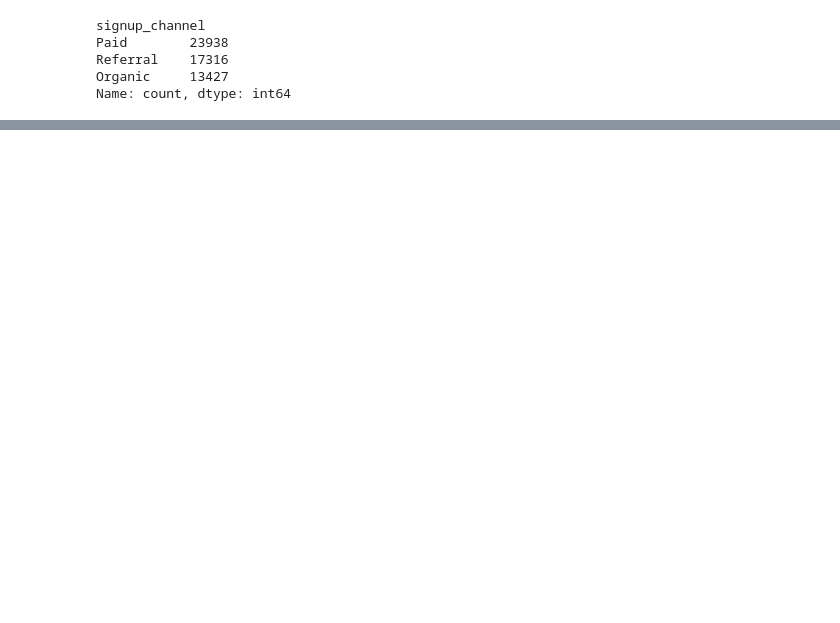
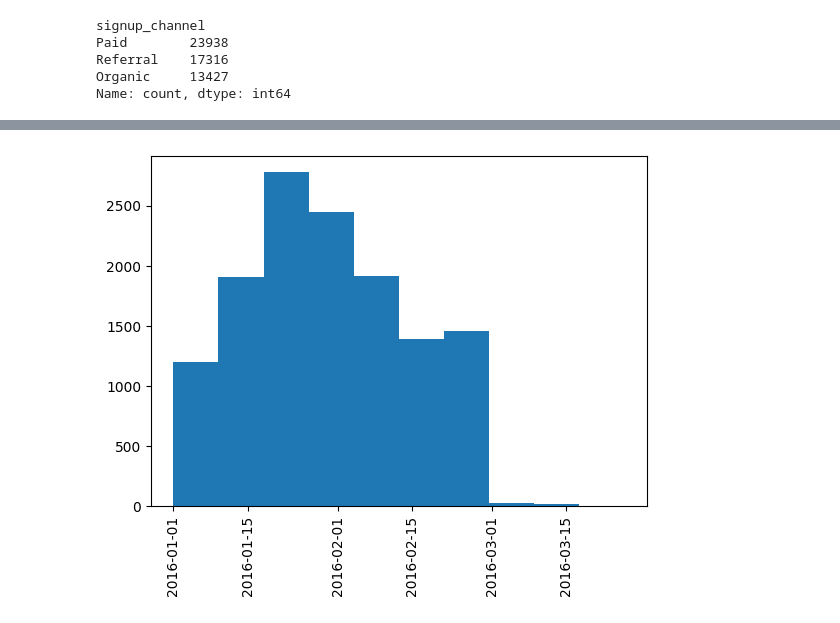
Before and after one commit to schraj/Uber-driver-churn-prediction, a Jupyter notebook: churn_prediction.ipynb, the cells around one changed output, grey strips where cells are left out. Saved outputs shown, nothing was run; the diff lists cells and outputs as text; code cells hidden in the pictures; blank space fills up the shorter version.

```diff
--- a/churn_prediction.ipynb
+++ b/churn_prediction.ipynb
@@ -209,0 +259,7 @@ memory usage: 5.8+ MB
+# %%
+plt.hist(x=df['dt_vehicle_added_date'])
+plt.xticks(rotation=90)
+plt.subplots_adjust(bottom=0.15)
+plt.show()
+# %% [output]
+[figure, added]
```
Also changed, not shown: parts of 37 cells of this notebook.
